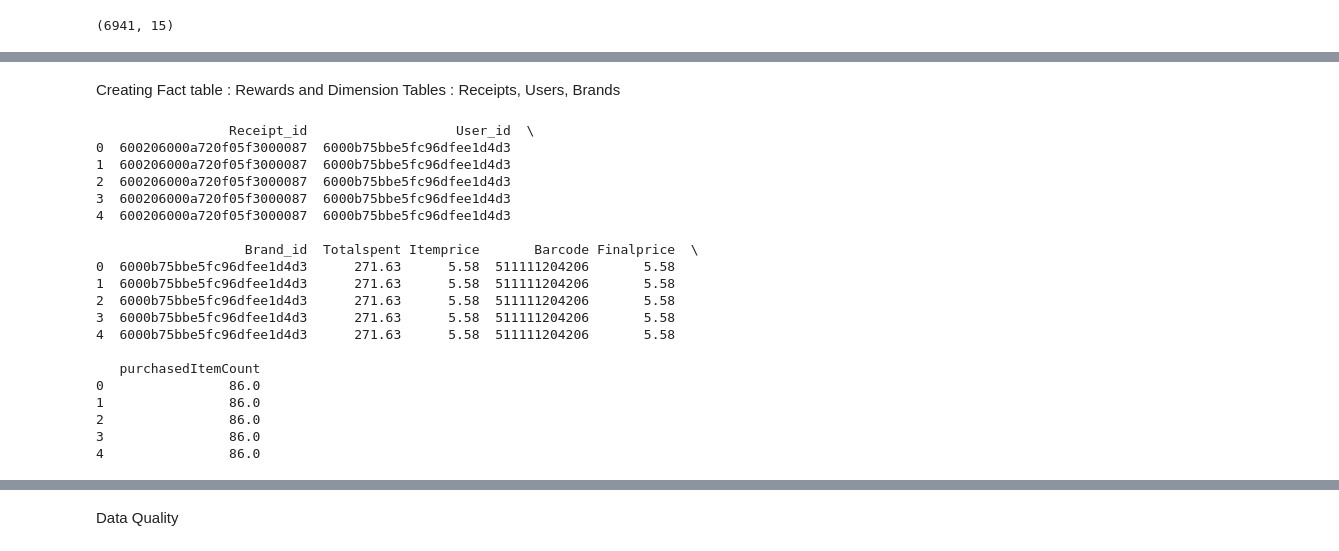
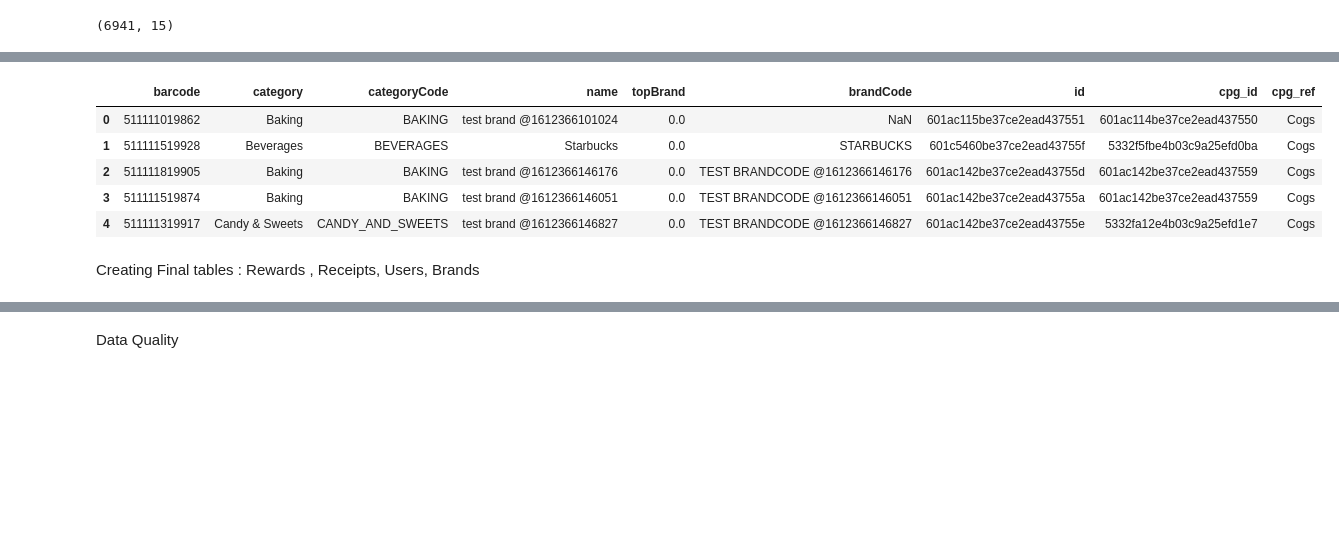
Before and after one commit to skarthika18/fetch, a Jupyter notebook: fetch.ipynb, the cells around one changed output, grey strips where cells are left out. Saved outputs shown, nothing was run; the diff lists cells and outputs as text; code cells hidden in the pictures; blank space fills up the shorter version.

```diff
--- a/fetch.ipynb
+++ b/fetch.ipynb
@@ -103,12 +140,21 @@ df3.shape
 # %%
 df3['id']=pd.json_normalize(df3['_id'])
 df_cpg=df3.cpg.apply(pd.Series)
 df_cpg['$ref'].unique()  #we can delete this column as it has only 2 values and probably both are same and its typo
 df3['cpg_id']=pd.json_normalize(df_cpg['$id'])
 df3['cpg_ref']=df_cpg['$ref']
 
-df3.drop(['_id','cpg'],axis=1)
+df3 = df3.drop(['_id','cpg'],axis=1)
+# df3.head()
 brands=df3.copy()
+brands.head()
+# %% [output]
+|  | barcode | category | categoryCode | name | topBrand | brandCode | id | cpg_id | cpg_ref |
+| 0 | 511111019862 | Baking | BAKING | test brand @1612366101024 | 0.0 | NaN | 601ac115be37ce2ead437551 | 601ac114be37ce2ead437550 | Cogs |
+| 1 | 511111519928 | Beverages | BEVERAGES | Starbucks | 0.0 | STARBUCKS | 601c5460be37ce2ead43755f | 5332f5fbe4b03c9a25efd0ba | Cogs |
+| 2 | 511111819905 | Baking | BAKING | test brand @1612366146176 | 0.0 | TEST BRANDCODE @1612366146176 | 601ac142be37ce2ead43755d | 601ac142be37ce2ead437559 | Cogs |
+| 3 | 511111519874 | Baking | BAKING | test brand @1612366146051 | 0.0 | TEST BRANDCODE @1612366146051 | 601ac142be37ce2ead43755a | 601ac142be37ce2ead437559 | Cogs |
+| 4 | 511111319917 | Candy & Sweets | CANDY_AND_SWEETS | test brand @1612366146827 | 0.0 | TEST BRANDCODE @1612366146827 | 601ac142be37ce2ead43755e | 5332fa12e4b03c9a25efd1e7 | Cogs |
 # %% [markdown]
-Creating Fact table : Rewards and Dimension Tables : Receipts, Users, Brands
+Creating Final tables : Rewards , Receipts, Users, Brands
 # %%
@@ -116,30 +164 @@ receipts['barcode'] = receipts['barcode'].fillna(0)
 brands['barcode']=brands['barcode'].astype(str)
-# %%
-merged_df = pd.merge(receipts, users, left_on='userId', right_on='id', how='inner')
-merged_df = pd.merge(merged_df, brands, left_on='barcode', right_on='barcode', how='inner')
-
-rewards = merged_df[['id_x', 'userId', 'id_y', 'totalSpent', 'itemPrice', 'barcode', 'finalPrice', 'purchasedItemCount']]
-rewards.columns = ['Receipt_id', 'User_id', 'Brand_id', 'Totalspent', 'Itemprice', 'Barcode', 'Finalprice', 'purchasedItemCount']
-
-print(rewards.head())
-# %% [output]
-                 Receipt_id                   User_id  \
-0  600206000a720f05f3000087  6000b75bbe5fc96dfee1d4d3
-1  600206000a720f05f3000087  6000b75bbe5fc96dfee1d4d3
-2  600206000a720f05f3000087  6000b75bbe5fc96dfee1d4d3
-3  600206000a720f05f3000087  6000b75bbe5fc96dfee1d4d3
-4  600206000a720f05f3000087  6000b75bbe5fc96dfee1d4d3
-
-                   Brand_id  Totalspent Itemprice       Barcode Finalprice  \
-0  6000b75bbe5fc96dfee1d4d3      271.63      5.58  511111204206       5.58
-1  6000b75bbe5fc96dfee1d4d3      271.63      5.58  511111204206       5.58
-2  6000b75bbe5fc96dfee1d4d3      271.63      5.58  511111204206       5.58
-3  6000b75bbe5fc96dfee1d4d3      271.63      5.58  511111204206       5.58
-4  6000b75bbe5fc96dfee1d4d3      271.63      5.58  511111204206       5.58
-
-   purchasedItemCount
-0                86.0
-1                86.0
-2                86.0
-3                86.0
-4                86.0
```
Also changed, not shown: parts of 22 cells of this notebook.
